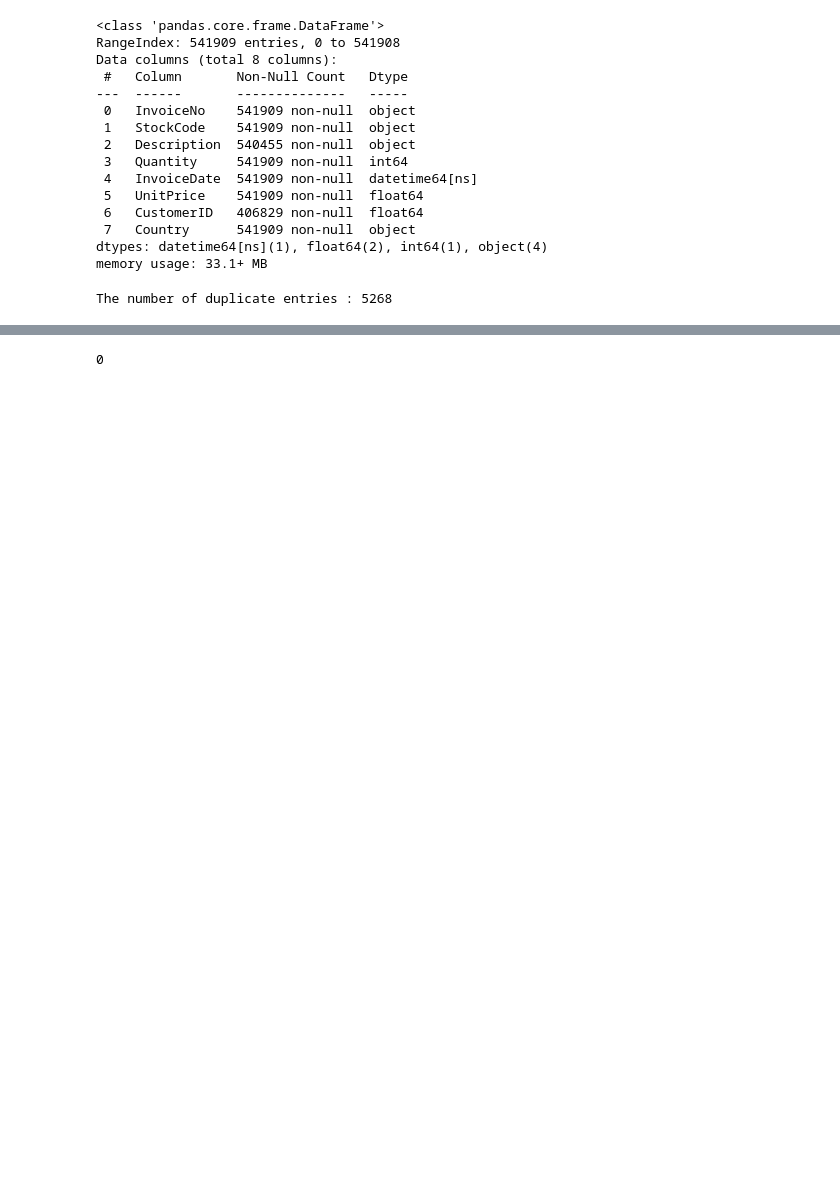
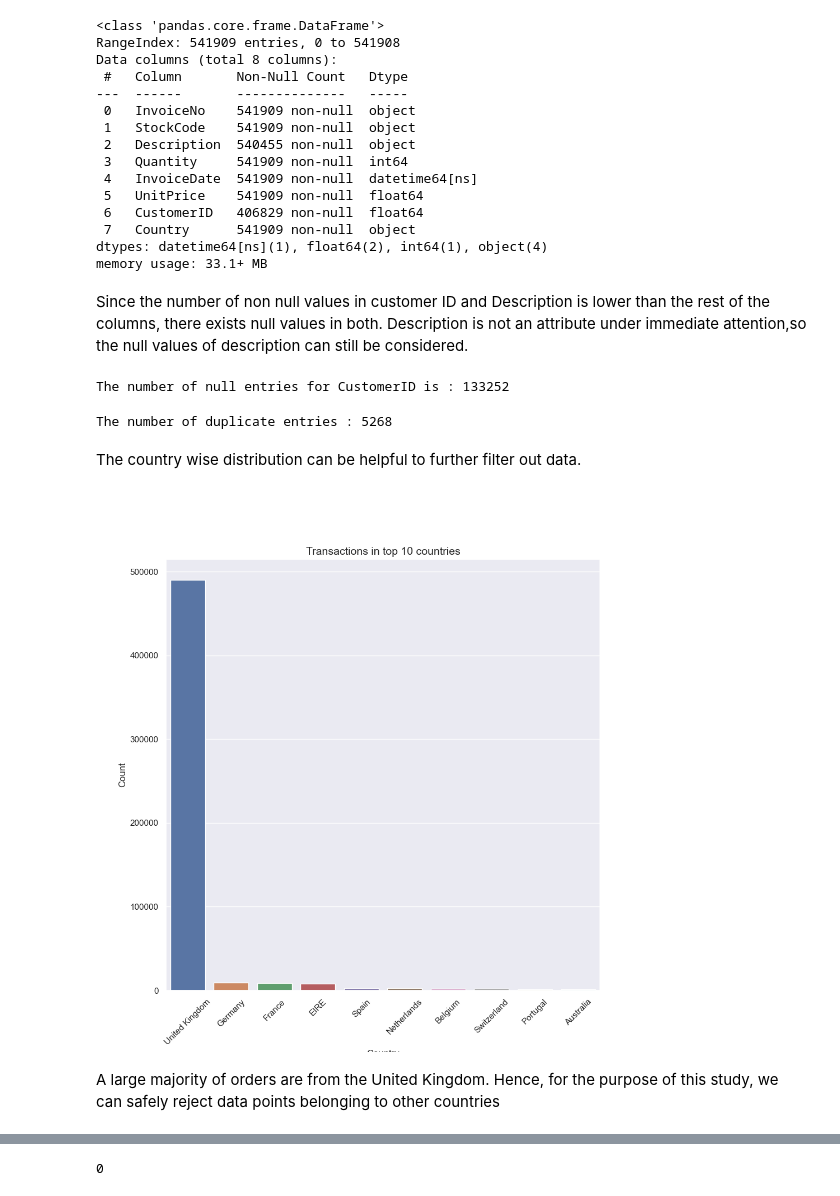
Before and after one commit to gourivngnair/online-retail, a Jupyter notebook: Online Retail.ipynb, the cells around one changed output, grey strips where cells are left out. Drawn from its saved outputs; the diff is of its cells as text; code cells hidden in the pictures; blank space fills up the shorter version.

Commit message:
Descriptions added

```diff
--- a/Online Retail.ipynb
+++ b/Online Retail.ipynb
@@ -39,8 +49,30 @@ Data columns (total 8 columns):
  7   Country      541909 non-null  object
 dtypes: datetime64[ns](1), float64(2), int64(1), object(4)
 memory usage: 33.1+ MB
+# %% [markdown]
+Since the number of non null values in customer ID and Description is lower than the rest of the columns, there exists null values in both. Description is not an attribute under immediate attention,so the null values of description can still be considered.
+# %%
+# Number of null entries in customer ID
+print("The number of null entries for CustomerID is : {}".format(df_retail['CustomerID'].isna().sum()))
+# %% [output]
+The number of null entries for CustomerID is : 133252
 # %%
 # Checks the number of duplicates
 print("The number of duplicate entries : {}".format(df_retail.duplicated().sum()))
 # %% [output]
 The number of duplicate entries : 5268
+# %% [markdown]
+The country wise distribution can be helpful to further filter out data.
+# %%
+fig, ax = plt.subplots(figsize=(10,10))
+country_counts = df_retail['Country'].value_counts()
+country_counts=country_counts.reset_index()
+country_counts.columns=['Country','Count']
+ax=sns.barplot(x='Country', y='Count',data=country_counts.head(10),estimator=max,ax=ax)
+ax.set_xticklabels(ax.get_xticklabels(), rotation=45)
+ax.set_title('Transactions in top 10 countries', fontsize = 14)
+plt.show()
+# %% [output]
+[figure, added]
+# %% [markdown]
+A large majority of orders are from the United Kingdom. Hence, for the purpose of this study, we can safely reject data points belonging to other countries
```
Also changed, not shown: parts of 13 cells of this notebook.
